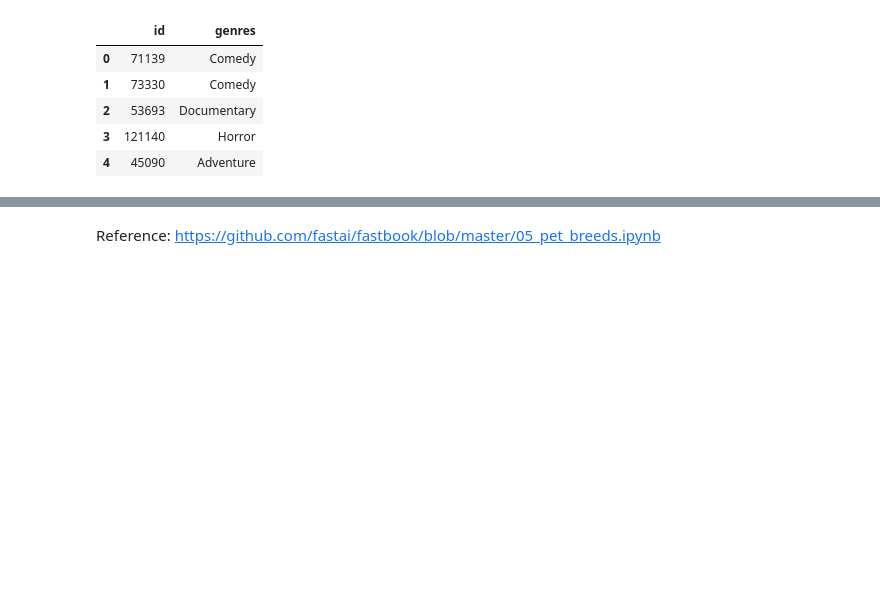
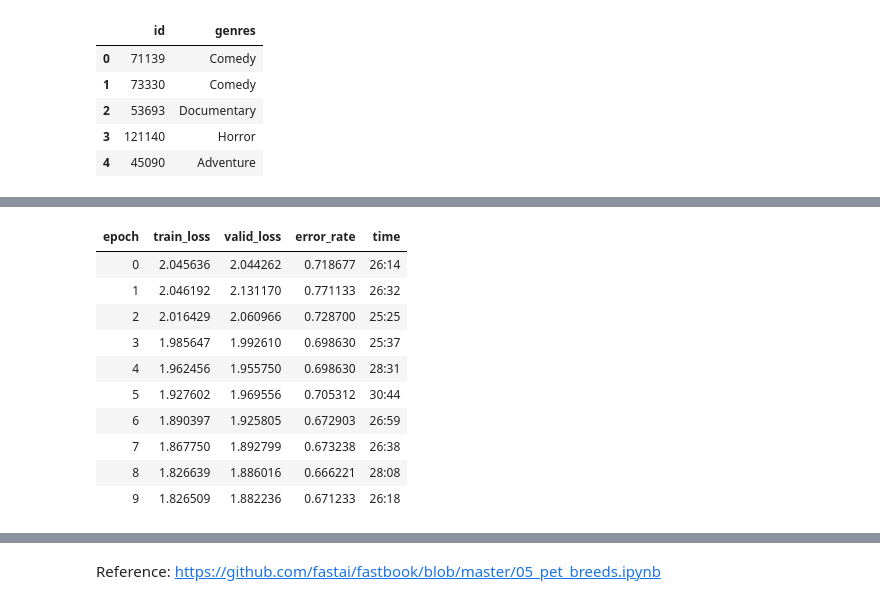
Before and after one commit to lanle793/MPDB, a Jupyter notebook: Genre Predictor/model/single_label/Movie Genre From Poster - FastAI.ipynb, the cells around one changed output, grey strips where cells are left out. Drawn from its saved outputs; the diff is of its cells as text; code cells hidden in the pictures; blank space fills up the shorter version.

```diff
--- a/Genre Predictor/model/single_label/Movie Genre From Poster - FastAI.ipynb
+++ b/Genre Predictor/model/single_label/Movie Genre From Poster - FastAI.ipynb
@@ -41,4 +41,16 @@ learn.lr_find()
 # %%
-learn.fit_one_cycle(20, 7e-4)
+learn.fit_one_cycle(10, 1e-3)
+# %% [output]
+| epoch | train_loss | valid_loss | error_rate | time |
+| 0 | 2.045636 | 2.044262 | 0.718677 | 26:14 |
+| 1 | 2.046192 | 2.131170 | 0.771133 | 26:32 |
+| 2 | 2.016429 | 2.060966 | 0.728700 | 25:25 |
+| 3 | 1.985647 | 1.992610 | 0.698630 | 25:37 |
+| 4 | 1.962456 | 1.955750 | 0.698630 | 28:31 |
+| 5 | 1.927602 | 1.969556 | 0.705312 | 30:44 |
+| 6 | 1.890397 | 1.925805 | 0.672903 | 26:59 |
+| 7 | 1.867750 | 1.892799 | 0.673238 | 26:38 |
+| 8 | 1.826639 | 1.886016 | 0.666221 | 28:08 |
+| 9 | 1.826509 | 1.882236 | 0.671233 | 26:18 |
 # %%
 learn.show_results()
```
Also changed, not shown: parts of 6 cells of this notebook, 3 other files.
